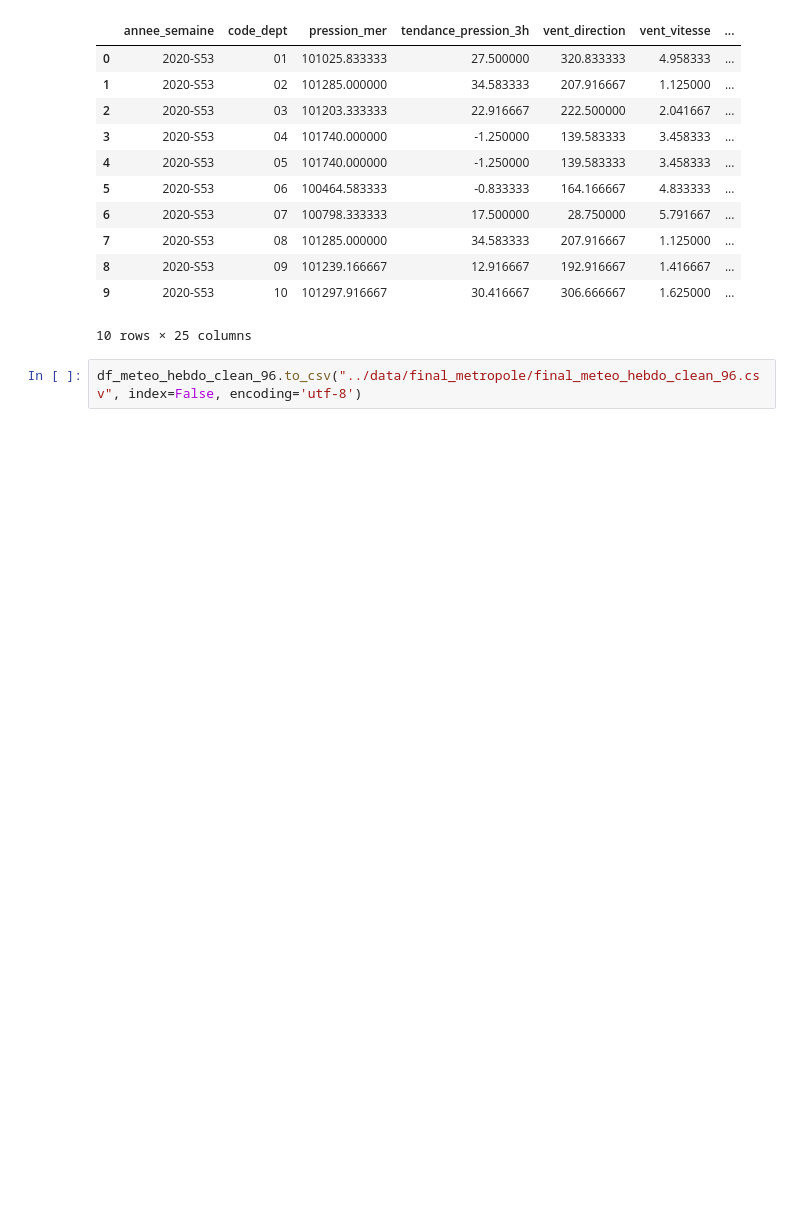
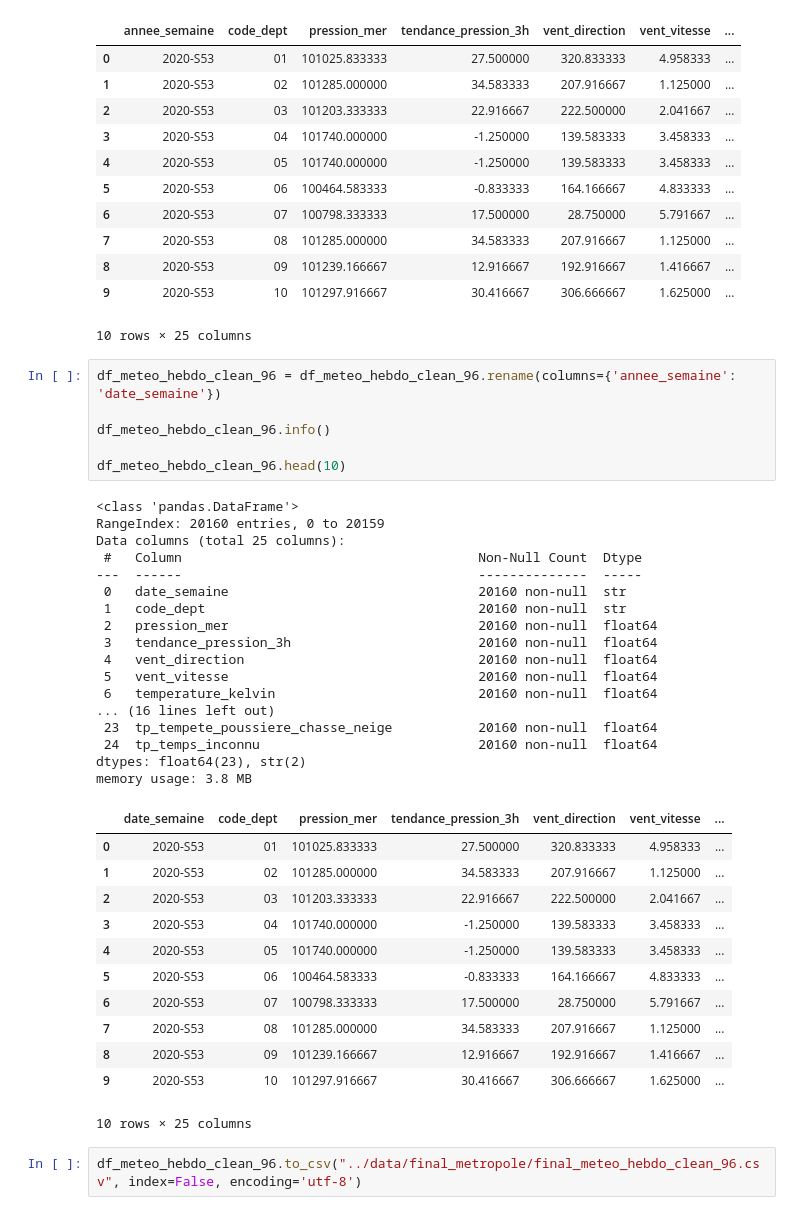
Before and after one commit to jbrocardplatim/LIORA_PROJET_PATHO_RESPIRATOIRES, a Jupyter notebook: notebooks/06c_MeteoSynop_21-24_Processed_96.ipynb, the cells around one changed output. Drawn from its saved outputs; the diff is of its cells as text; blank space fills up the shorter version.

```diff
--- a/notebooks/06c_MeteoSynop_21-24_Processed_96.ipynb
+++ b/notebooks/06c_MeteoSynop_21-24_Processed_96.ipynb
@@ -110,6 +110,42 @@ memory usage: 3.8 MB
 | 8 | 2020-S53 | 09 | 101239.166667 | 12.916667 | 192.916667 | 1.416667 | ... |
 | 9 | 2020-S53 | 10 | 101297.916667 | 30.416667 | 306.666667 | 1.625000 | ... |
 10 rows × 25 columns
+# %%
+df_meteo_hebdo_clean_96 = df_meteo_hebdo_clean_96.rename(columns={'annee_semaine': 'date_semaine'})
+
+df_meteo_hebdo_clean_96.info()
+
+df_meteo_hebdo_clean_96.head(10)
+# %% [output]
+<class 'pandas.DataFrame'>
+RangeIndex: 20160 entries, 0 to 20159
+Data columns (total 25 columns):
+ #   Column                                      Non-Null Count  Dtype
+---  ------                                      --------------  -----
+ 0   date_semaine                                20160 non-null  str
+ 1   code_dept                                   20160 non-null  str
+ 2   pression_mer                                20160 non-null  float64
+ 3   tendance_pression_3h                        20160 non-null  float64
+ 4   vent_direction                              20160 non-null  float64
+ 5   vent_vitesse                                20160 non-null  float64
+ 6   temperature_kelvin                          20160 non-null  float64
+... (16 lines left out)
+ 23  tp_tempete_poussiere_chasse_neige           20160 non-null  float64
+ 24  tp_temps_inconnu                            20160 non-null  float64
+dtypes: float64(23), str(2)
+memory usage: 3.8 MB
+|  | date_semaine | code_dept | pression_mer | tendance_pression_3h | vent_direction | vent_vitesse | ... |
+| 0 | 2020-S53 | 01 | 101025.833333 | 27.500000 | 320.833333 | 4.958333 | ... |
+| 1 | 2020-S53 | 02 | 101285.000000 | 34.583333 | 207.916667 | 1.125000 | ... |
+| 2 | 2020-S53 | 03 | 101203.333333 | 22.916667 | 222.500000 | 2.041667 | ... |
+| 3 | 2020-S53 | 04 | 101740.000000 | -1.250000 | 139.583333 | 3.458333 | ... |
+| 4 | 2020-S53 | 05 | 101740.000000 | -1.250000 | 139.583333 | 3.458333 | ... |
+| 5 | 2020-S53 | 06 | 100464.583333 | -0.833333 | 164.166667 | 4.833333 | ... |
+| 6 | 2020-S53 | 07 | 100798.333333 | 17.500000 | 28.750000 | 5.791667 | ... |
+| 7 | 2020-S53 | 08 | 101285.000000 | 34.583333 | 207.916667 | 1.125000 | ... |
+| 8 | 2020-S53 | 09 | 101239.166667 | 12.916667 | 192.916667 | 1.416667 | ... |
+| 9 | 2020-S53 | 10 | 101297.916667 | 30.416667 | 306.666667 | 1.625000 | ... |
+10 rows × 25 columns
 # %%
 df_meteo_hebdo_clean_96.to_csv("../data/final_metropole/final_meteo_hebdo_clean_96.csv", index=False, encoding='utf-8')
 # %%
```
Also changed, not shown: parts of 1 cell of this notebook, 1 other file.
